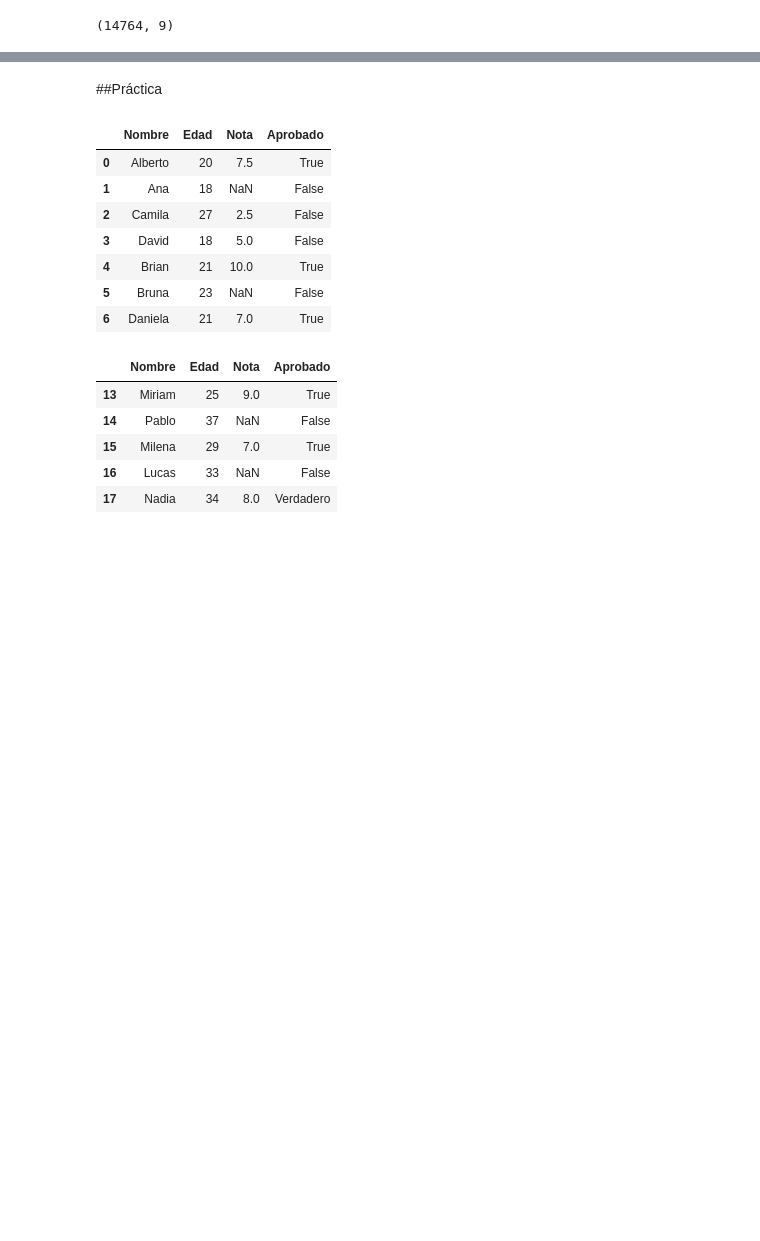
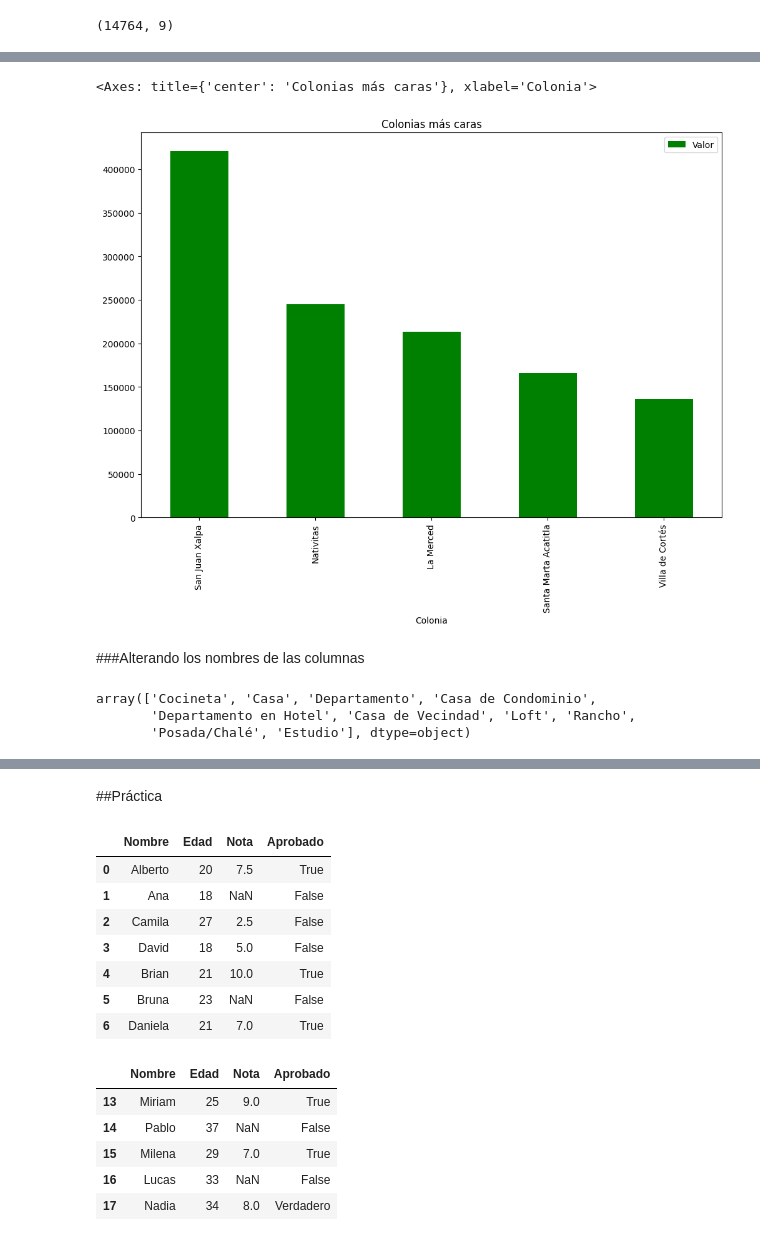
Before and after one commit to AenimaLabs/2061-pandas-conociendo-la-biblioteca, a Jupyter notebook: inmuebles_cdmx.ipynb, the cells around one changed output, grey strips where cells are left out. Drawn from its saved outputs; the diff is of its cells as text; code cells hidden in the pictures; blank space fills up the shorter version.

```diff
--- a/inmuebles_cdmx.ipynb
+++ b/inmuebles_cdmx.ipynb
@@ -386,0 +413,3 @@ solo_deptos.shape
+# %%
+colonias_caras = datos.groupby("Colonia")[["Valor"]].mean().sort_values("Valor", ascending=False).head(5)
+colonias_caras
@@ -386,0 +424,13 @@ solo_deptos.shape
+# %%
+colonias_caras.plot(kind="bar", figsize=(12,8), color="green", title="Colonias más caras")
+# %% [output]
+<Axes: title={'center': 'Colonias más caras'}, xlabel='Colonia'>
+[figure, added]
+# %% [markdown]
+###Alterando los nombres de las columnas
+# %%
+inmuebles_residenciales["Tipo"].unique()
+# %% [output]
+array(['Cocineta', 'Casa', 'Departamento', 'Casa de Condominio',
+       'Departamento en Hotel', 'Casa de Vecindad', 'Loft', 'Rancho',
+       'Posada/Chalé', 'Estudio'], dtype=object)
```
Also changed, not shown: parts of 10 cells of this notebook.
